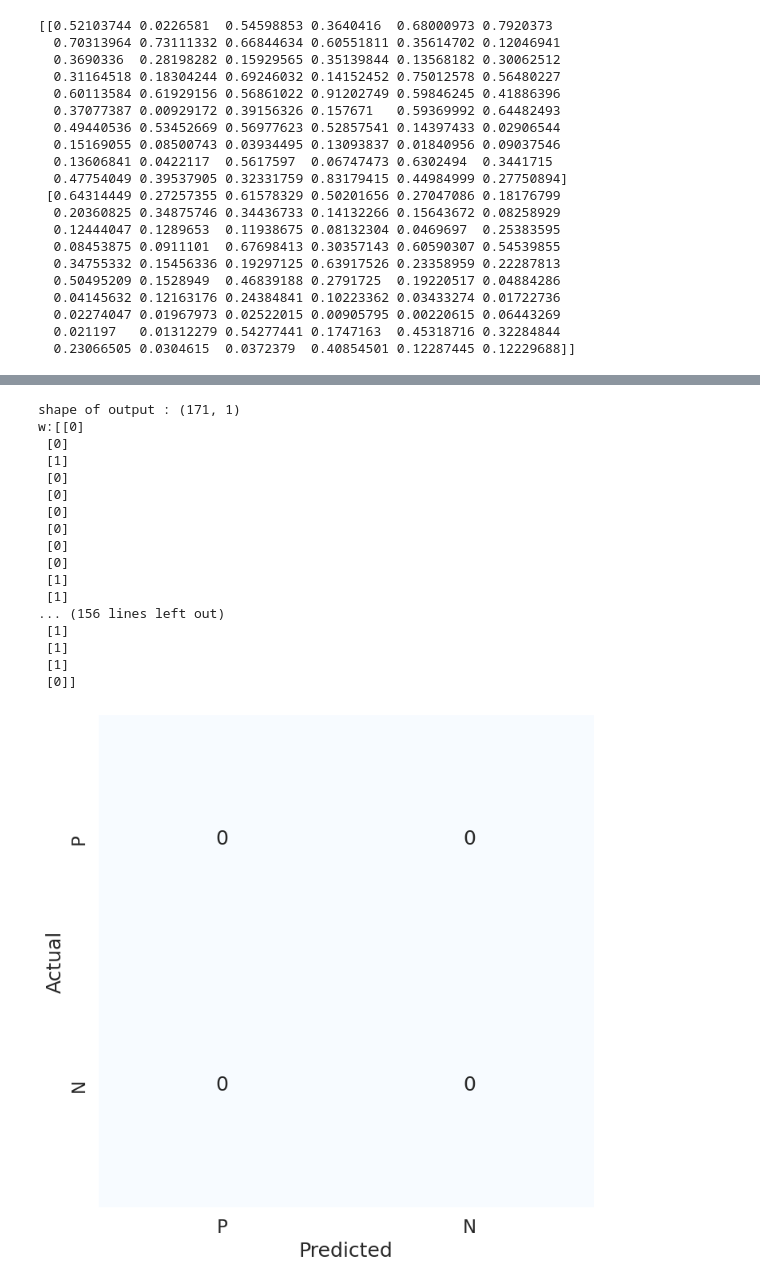
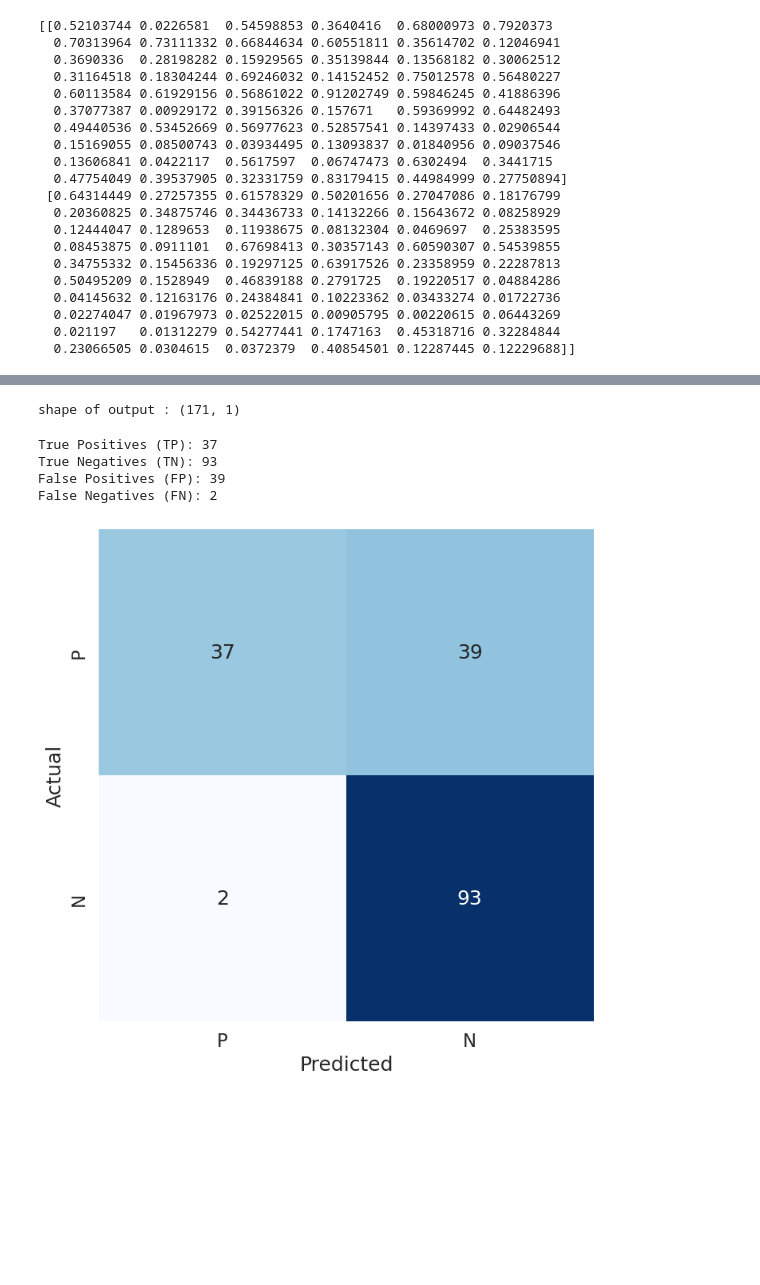
Before and after one commit to NafiseKian/logistic_regression_classification, a Jupyter notebook: project_binary_classification.ipynb, the cells around one changed output, grey strips where cells are left out. Drawn from its saved outputs; the diff is of its cells as text; code cells hidden in the pictures; blank space fills up the shorter version.

```diff
--- a/project_binary_classification.ipynb
+++ b/project_binary_classification.ipynb
@@ -281,22 +281,6 @@ y_pred_test = sigmoid(z_test)
 y_pred_binary = (y_pred_test > threshold).astype(int)
 
 print(f"shape of output : {y_pred_test.shape}")
-print(f"w:{y_pred_binary}")
+#print(f"w:{y_pred_binary}")
 # %% [output]
 shape of output : (171, 1)
-w:[[0]
- [0]
- [1]
- [0]
- [0]
- [0]
- [0]
- [0]
- [0]
- [1]
- [1]
-... (156 lines left out)
- [1]
- [1]
- [1]
- [0]]
@@ -321,12 +303,39 @@ def plot_conf_mat(conf_mat):
     plt.ylabel('Actual')
     plt.xlabel('Predicted')
     plt.show()
-# %%
-conf_mat = np.zeros((2,2),dtype=int)
-# you need to write algorithm here to update conf_mat
-# you have to use test dataset
-
-# plot the confusion matrix
-plot_conf_mat(conf_mat)
-# %% [output]
-[figure, removed]
+# %%
+#task 6 : fill the confusion matrix
+TP = 0
+TN = 0
+FP = 0
+FN = 0
+totall = len(test_data_out)
+
+for i in range(len(test_data_out)):
+    true_label = test_data_out[i]
+    pred_label = y_pred_binary[i]
+
+    if true_label == 1 and pred_label == 1:
+        TP += 1
+    elif true_label == 0 and pred_label == 0:
+        TN += 1
+    elif true_label == 0 and pred_label == 1:
+        FP += 1
+    elif true_label == 1 and pred_label == 0:
+        FN += 1
+
+print("True Positives (TP):", TP)
+print("True Negatives (TN):", TN)
+print("False Positives (FP):", FP)
+print("False Negatives (FN):", FN)
+
+
+conf_mat = [(TP , FP) , (FN , TN)]
+# plot the confusion matrix
+plot_conf_mat(conf_mat)
+# %% [output]
+True Positives (TP): 37
+True Negatives (TN): 93
+False Positives (FP): 39
+False Negatives (FN): 2
+[figure, added]
```
Also changed, not shown: parts of 5 cells of this notebook.
